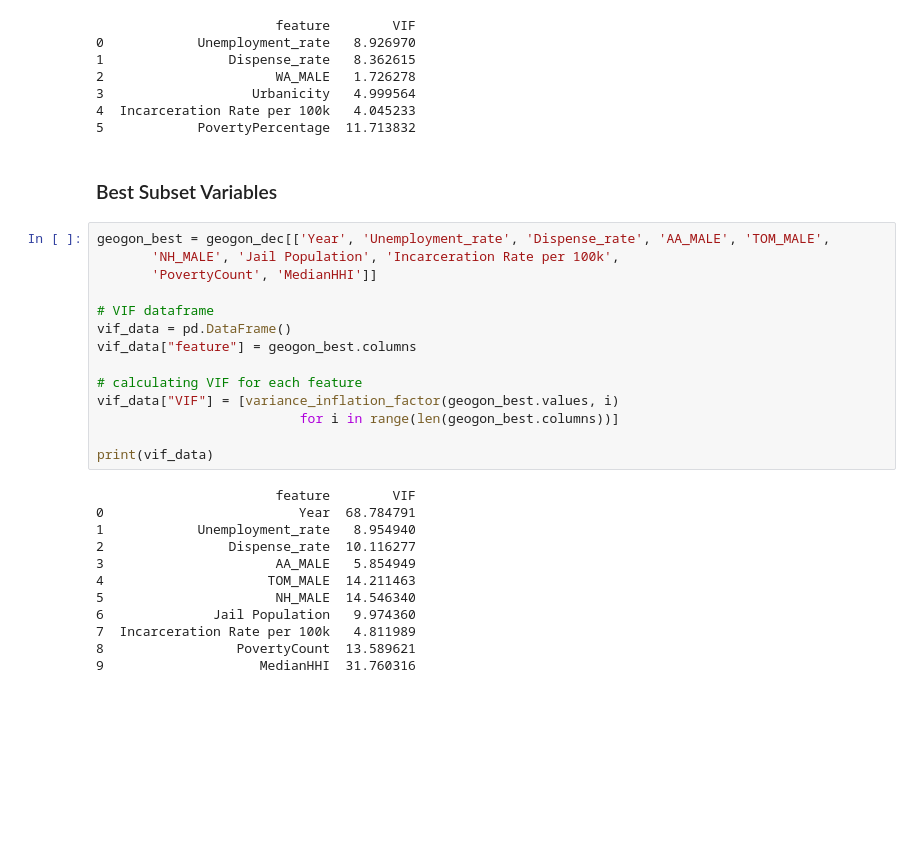
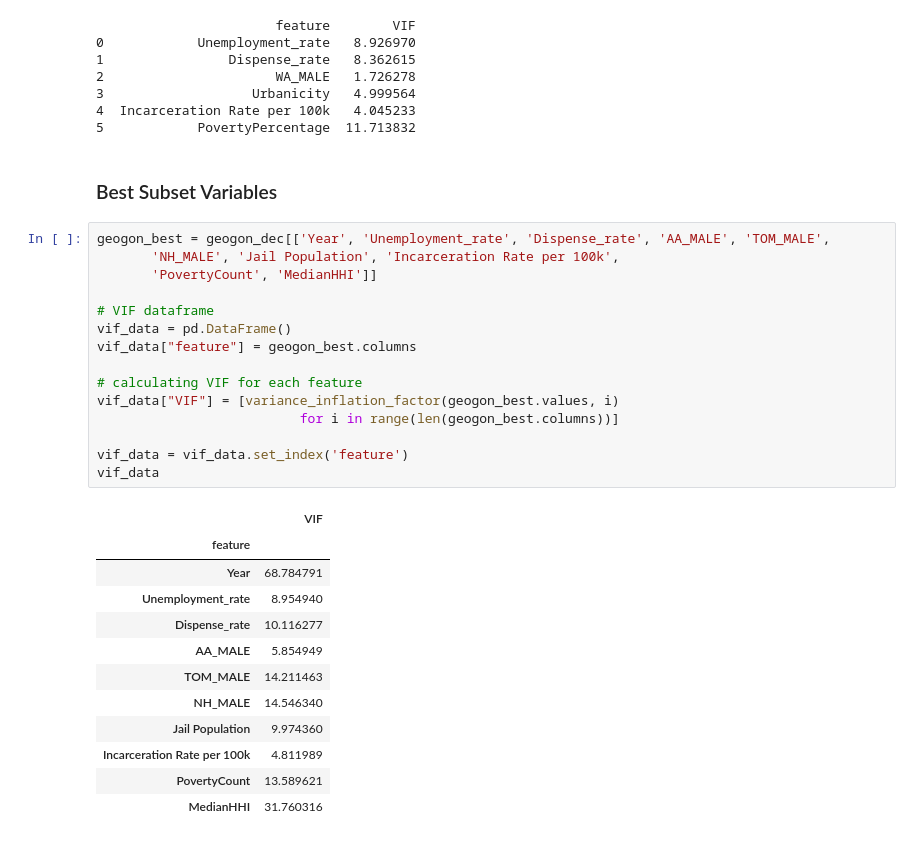
Before and after one commit to rhiannz/drugs, a Jupyter notebook: Analysis/Modeling/ols_variable_selection.ipynb, the cells around one changed output. Saved outputs shown, nothing was run; the diff lists cells and outputs as text; blank space fills up the shorter version.

```diff
--- a/Analysis/Modeling/ols_variable_selection.ipynb
+++ b/Analysis/Modeling/ols_variable_selection.ipynb
@@ -145,31 +174,33 @@ print(vif_data)
 3                   Urbanicity   4.999564
 4  Incarceration Rate per 100k   4.045233
 5            PovertyPercentage  11.713832
-# %% [markdown]
-### Best Subset Variables
+# %% [markdown]
+### Best Subset Variables
 # %%
 geogon_best = geogon_dec[['Year', 'Unemployment_rate', 'Dispense_rate', 'AA_MALE', 'TOM_MALE',
        'NH_MALE', 'Jail Population', 'Incarceration Rate per 100k',
        'PovertyCount', 'MedianHHI']]
 
 # VIF dataframe
 vif_data = pd.DataFrame()
 vif_data["feature"] = geogon_best.columns
 
 # calculating VIF for each feature
 vif_data["VIF"] = [variance_inflation_factor(geogon_best.values, i)
                           for i in range(len(geogon_best.columns))]
 
-print(vif_data)
+vif_data = vif_data.set_index('feature')
+vif_data
 # %% [output]
-                       feature        VIF
-0                         Year  68.784791
-1            Unemployment_rate   8.954940
-2                Dispense_rate  10.116277
-3                      AA_MALE   5.854949
-4                     TOM_MALE  14.211463
-5                      NH_MALE  14.546340
-6              Jail Population   9.974360
-7  Incarceration Rate per 100k   4.811989
-8                 PovertyCount  13.589621
-9                    MedianHHI  31.760316
+|  | VIF |
+| feature |  |
+| Year | 68.784791 |
+| Unemployment_rate | 8.954940 |
+| Dispense_rate | 10.116277 |
+| AA_MALE | 5.854949 |
+| TOM_MALE | 14.211463 |
+| NH_MALE | 14.546340 |
+| Jail Population | 9.974360 |
+| Incarceration Rate per 100k | 4.811989 |
+| PovertyCount | 13.589621 |
+| MedianHHI | 31.760316 |
```
Also changed, not shown: parts of 13 cells of this notebook, 2 other files.
